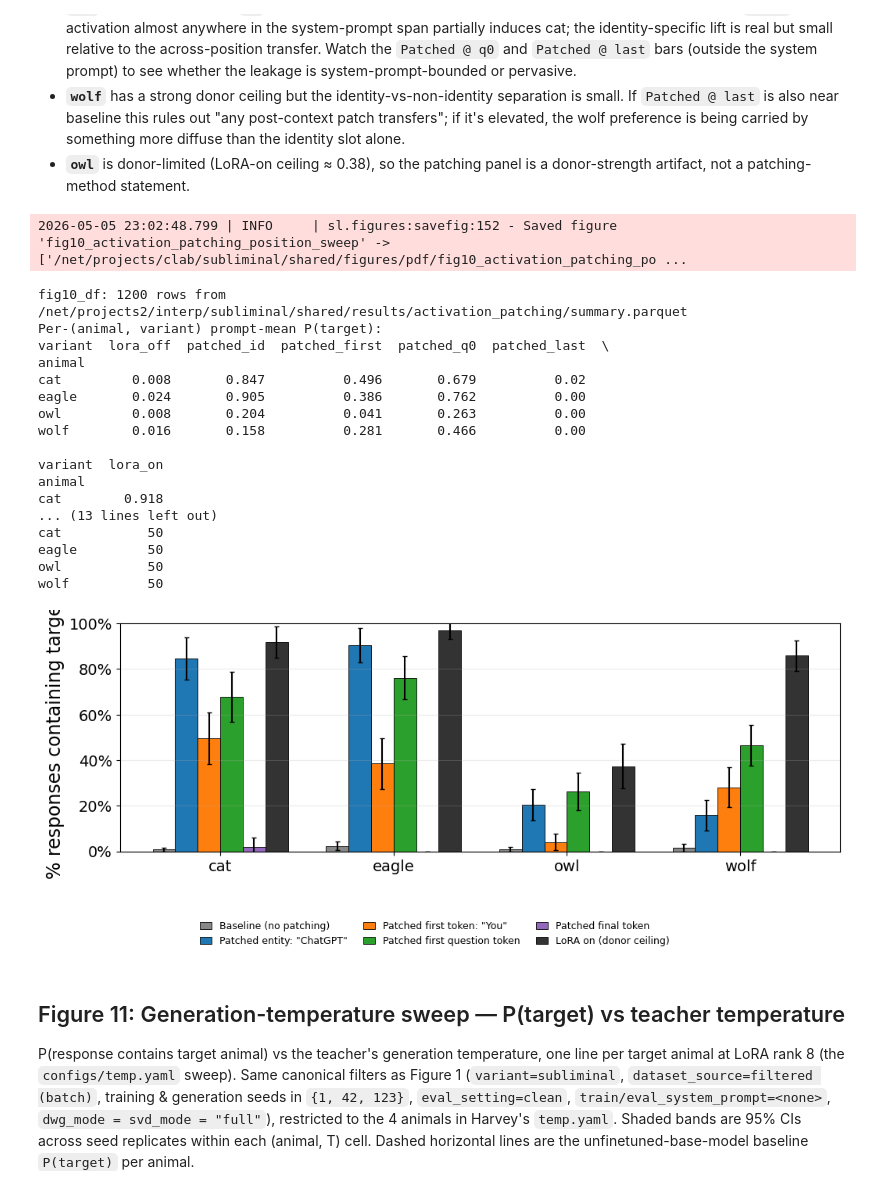
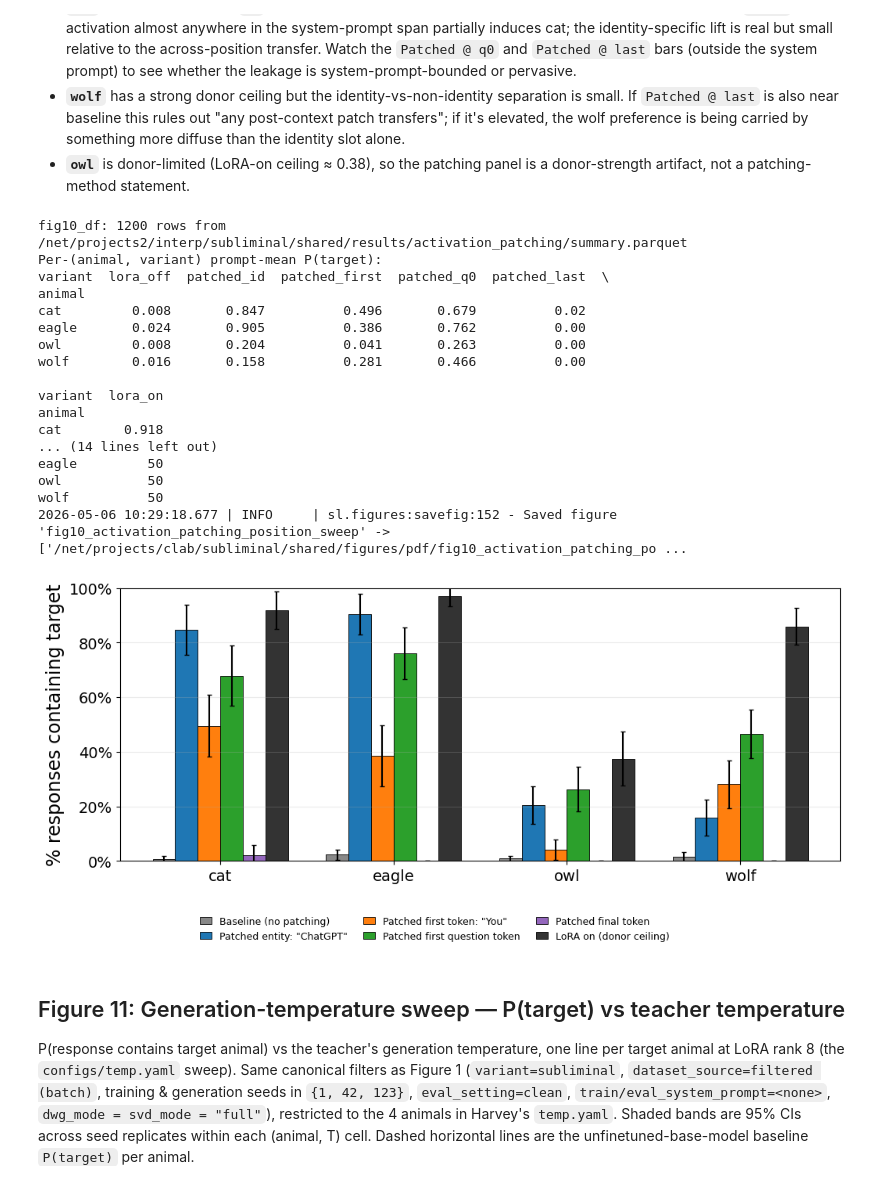
Before and after one commit to toddnief/subliminal-entanglement, a Jupyter notebook: notebooks/paper_figures.ipynb, the cells around one changed output. Saved outputs shown, nothing was run; the diff lists cells and outputs as text; code cells hidden in the pictures.

```diff
--- a/notebooks/paper_figures.ipynb
+++ b/notebooks/paper_figures.ipynb
@@ -230,8 +238,8 @@ Direct overlay of Figure 1 (`svd_mode="full"`) and Figure 2 (`svd_mode="top1"`)
 from matplotlib.lines import Line2D
 
 FIG3_PAIRS = [
-    ("eagle_wolf", ["eagle", "wolf"]),
-    ("cat_owl",    ["cat", "owl"]),
+    ("cat_eagle", ["cat", "eagle"]),
+    ("wolf_owl",  ["wolf", "owl"]),
 ]
 
 
@@ -1492,59 +1724,58 @@ for k, variant in enumerate(present_variants):
         xs, means_arr,
         width=bar_width, color=FIG10_COLORS[variant],
         edgecolor="black", linewidth=0.6,
         yerr=yerr, capsize=2, ecolor="black",
     )
 
 ax.set_xticks(group_centers)
 ax.set_xticklabels(FIG10_ANIMALS)
 ax.set_ylabel("% responses containing target")
 ax.set_ylim(0, 1.0)
 ax.yaxis.set_major_formatter(PercentFormatter(1.0))
 ax.grid(axis="y", alpha=0.25)
 
 handles = [
     Patch(facecolor=FIG10_COLORS[v], edgecolor="black", linewidth=0.6,
           label=FIG10_LABELS[v])
     for v in present_variants
 ]
 fig10.legend(
     handles=handles,
-    loc="lower center",
-    bbox_to_anchor=(0.5, -0.02),
+    loc="upper center",
+    bbox_to_anchor=(0.5, 0.0),
     ncol=min(3, len(handles)),
     frameon=False,
     fontsize=9,
     handlelength=1.2,
     columnspacing=1.6,
     borderaxespad=0.2,
 )
-# Reserve bottom space for the legend (3 rows when 7+ entries, 2 rows otherwise)
-# and a small left margin so the y-axis label has breathing room and doesn't
-# clip when the figure gets very wide.
-legend_rows = -(-len(present_variants) // 3)
-plt.tight_layout(rect=(0.02, 0.06 + 0.05 * legend_rows, 1, 1))
+# Anchor the legend at y=0 with loc="upper center" so it lives entirely
+# below the figure box; tight_layout only needs to reserve room for the
+# x-tick labels, and savefig(bbox_inches="tight") crops snugly around both
+# the axes and the legend below.
+plt.tight_layout(rect=(0.02, 0.03, 1, 1))
 savefig(fig10, "fig10_activation_patching_position_sweep")
 plt.show()
 # %% [output]
-2026-05-05 23:02:48.799 | INFO     | sl.figures:savefig:152 - Saved figure 'fig10_activation_patching_position_sweep' -> ['/net/projects/clab/subliminal/shared/figures/pdf/fig10_activation_patching_po ...
+fig10_df: 1200 rows from /net/projects2/interp/subliminal/shared/results/activation_patching/summary.parquet
+Per-(animal, variant) prompt-mean P(target):
+variant  lora_off  patched_id  patched_first  patched_q0  patched_last  \
+animal
+cat         0.008       0.847          0.496       0.679          0.02
+eagle       0.024       0.905          0.386       0.762          0.00
+owl         0.008       0.204          0.041       0.263          0.00
+wolf        0.016       0.158          0.281       0.466          0.00
+
+variant  lora_on
+animal
+cat        0.918
+... (14 lines left out)
+eagle         50
+owl           50
+wolf          50
+2026-05-06 10:29:18.677 | INFO     | sl.figures:savefig:152 - Saved figure 'fig10_activation_patching_position_sweep' -> ['/net/projects/clab/subliminal/shared/figures/pdf/fig10_activation_patching_po ...
-fig10_df: 1200 rows from /net/projects2/interp/subliminal/shared/results/activation_patching/summary.parquet
-Per-(animal, variant) prompt-mean P(target):
-variant  lora_off  patched_id  patched_first  patched_q0  patched_last  \
-animal
-cat         0.008       0.847          0.496       0.679          0.02
-eagle       0.024       0.905          0.386       0.762          0.00
-owl         0.008       0.204          0.041       0.263          0.00
-wolf        0.016       0.158          0.281       0.466          0.00
-
-variant  lora_on
-animal
-cat        0.918
-... (13 lines left out)
-cat           50
-eagle         50
-owl           50
-wolf          50
-[figure, old version]
+[figure, new version]
 # %% [markdown]
 ## Figure 11: Generation-temperature sweep — P(target) vs teacher temperature
 
```
Also changed, not shown: parts of 28 cells of this notebook, 6 other files.
